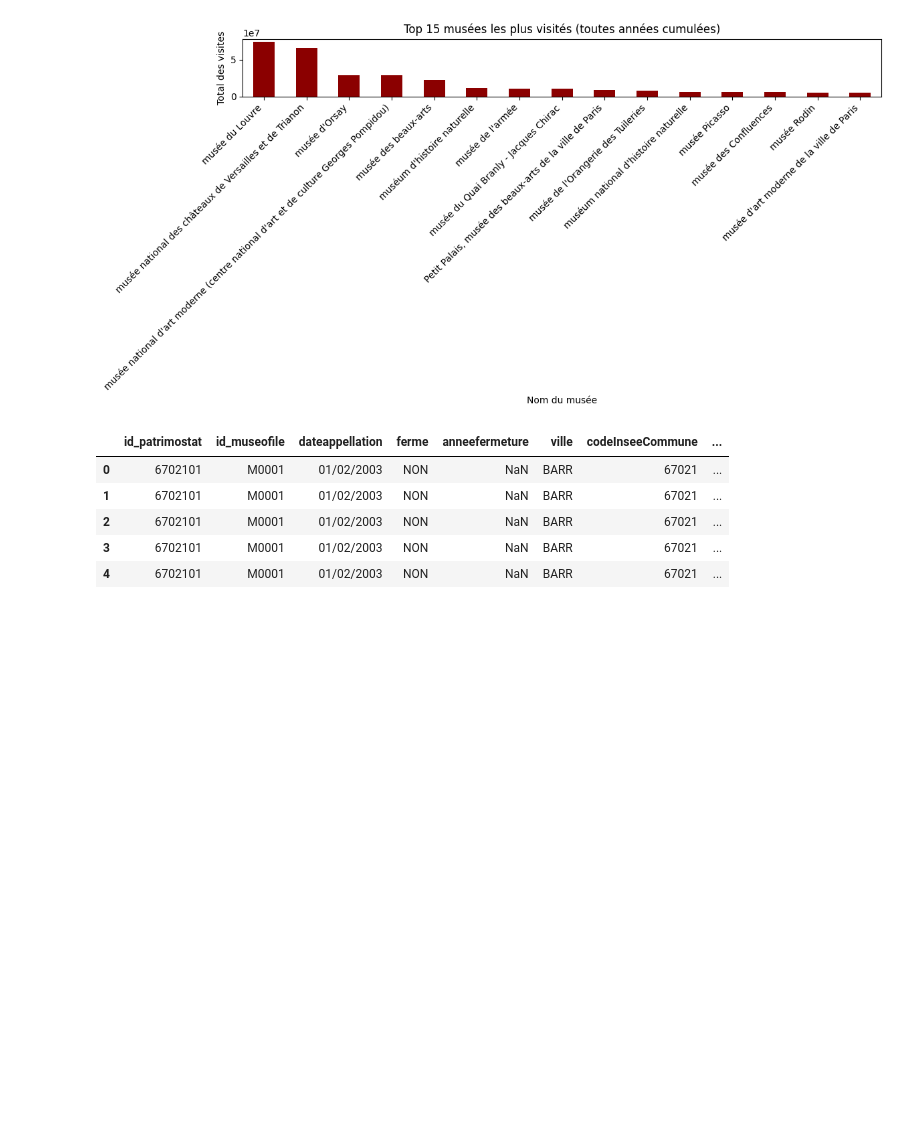
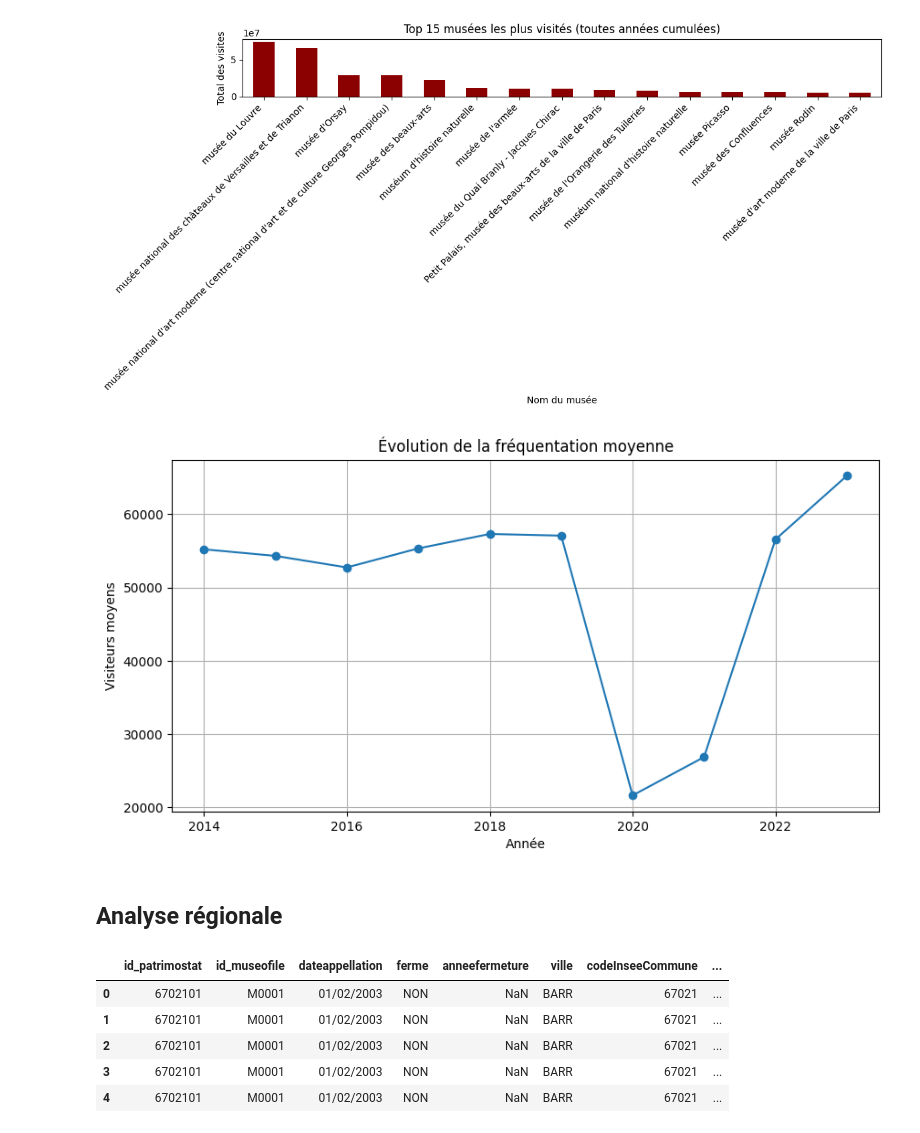
Before and after one commit to emmabezombes/prediction-musee, a Jupyter notebook: notebook/notebook_musees.ipynb, the cells around one changed output. Drawn from its saved outputs; the diff is of its cells as text; code cells hidden in the pictures; blank space fills up the shorter version.

```diff
--- a/notebook/notebook_musees.ipynb
+++ b/notebook/notebook_musees.ipynb
@@ -107,6 +116,21 @@ plt.show()
 #voir hors idf
 # %% [output]
 [figure]
+# %%
+#Evolution temporelle (attention chiffres en milliers)
+df_year = df.groupby("annee")["total"].mean().reset_index()
+
+plt.figure(figsize=(10,5))
+plt.plot(df_year["annee"], df_year["total"], marker="o")
+plt.title("Évolution de la fréquentation moyenne")
+plt.xlabel("Année")
+plt.ylabel("Visiteurs moyens")
+plt.grid(True)
+plt.show()
+# %% [output]
+[figure, added]
+# %% [markdown]
+## Analyse régionale
 # %%
 #DF GEO
 # On enlève les lignes sans coordonnées
```
Also changed, not shown: parts of 11 cells of this notebook.
